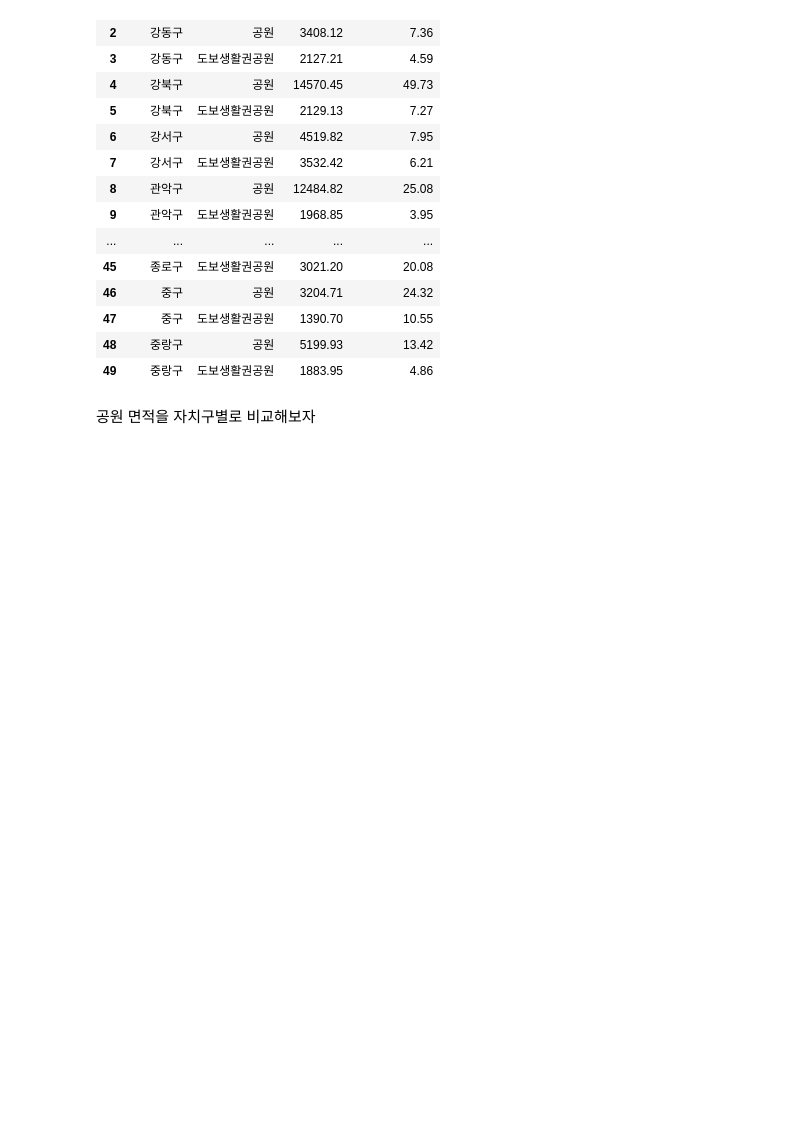
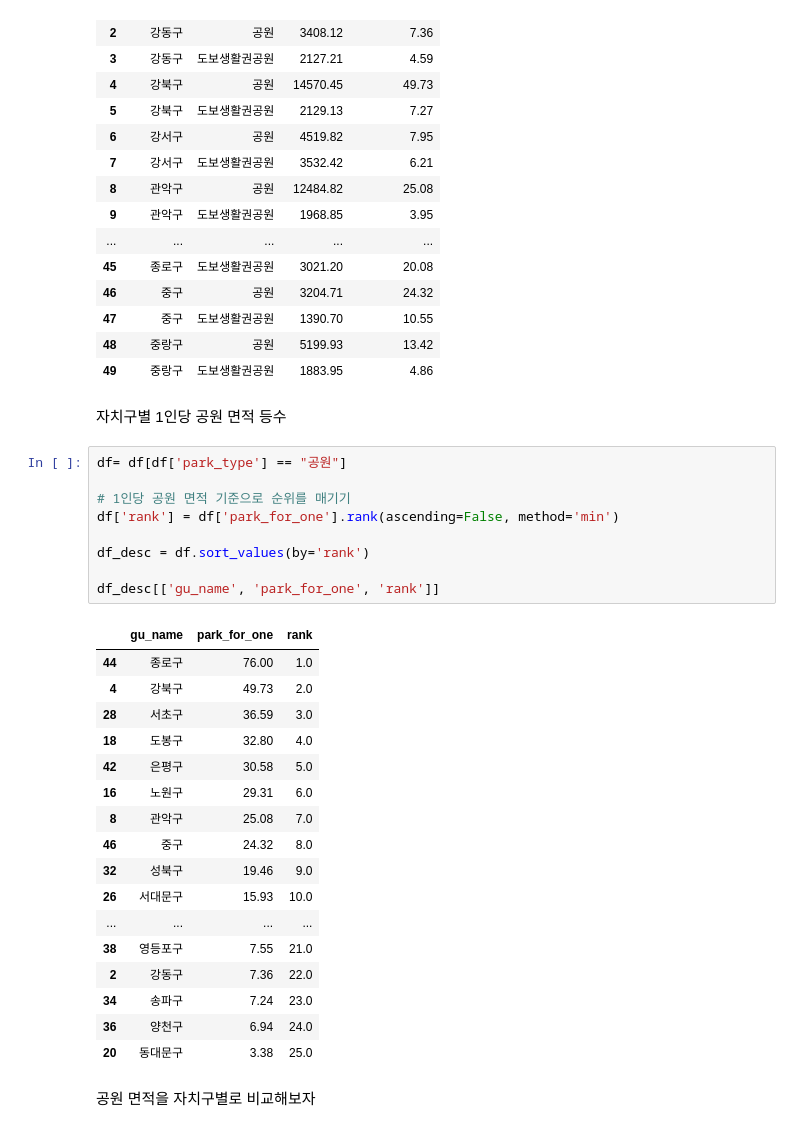
Before and after one commit to addinedu-ros-9th/eda-repo-2, a Jupyter notebook: data_analysis/park.ipynb, the cells around one changed output. Drawn from its saved outputs; the diff is of its cells as text; blank space fills up the shorter version.

```diff
--- a/data_analysis/park.ipynb
+++ b/data_analysis/park.ipynb
@@ -46,6 +46,35 @@ df
 | 47 | 중구 | 도보생활권공원 | 1390.70 | 10.55 |
 | 48 | 중랑구 | 공원 | 5199.93 | 13.42 |
 | 49 | 중랑구 | 도보생활권공원 | 1883.95 | 4.86 |
+# %% [markdown]
+자치구별 1인당 공원 면적 등수
+# %%
+df= df[df['park_type'] == "공원"]
+
+# 1인당 공원 면적 기준으로 순위를 매기기
+df['rank'] = df['park_for_one'].rank(ascending=False, method='min')
+
+df_desc = df.sort_values(by='rank')
+
+df_desc[['gu_name', 'park_for_one', 'rank']]
+# %% [output]
+|  | gu_name | park_for_one | rank |
+| 44 | 종로구 | 76.00 | 1.0 |
+| 4 | 강북구 | 49.73 | 2.0 |
+| 28 | 서초구 | 36.59 | 3.0 |
+| 18 | 도봉구 | 32.80 | 4.0 |
+| 42 | 은평구 | 30.58 | 5.0 |
+| 16 | 노원구 | 29.31 | 6.0 |
+| 8 | 관악구 | 25.08 | 7.0 |
+| 46 | 중구 | 24.32 | 8.0 |
+| 32 | 성북구 | 19.46 | 9.0 |
+| 26 | 서대문구 | 15.93 | 10.0 |
+| ... | ... | ... | ... |
+| 38 | 영등포구 | 7.55 | 21.0 |
+| 2 | 강동구 | 7.36 | 22.0 |
+| 34 | 송파구 | 7.24 | 23.0 |
+| 36 | 양천구 | 6.94 | 24.0 |
+| 20 | 동대문구 | 3.38 | 25.0 |
 # %% [markdown]
 공원 면적을 자치구별로 비교해보자
 # %%
```
Also changed, not shown: parts of 8 cells of this notebook.
